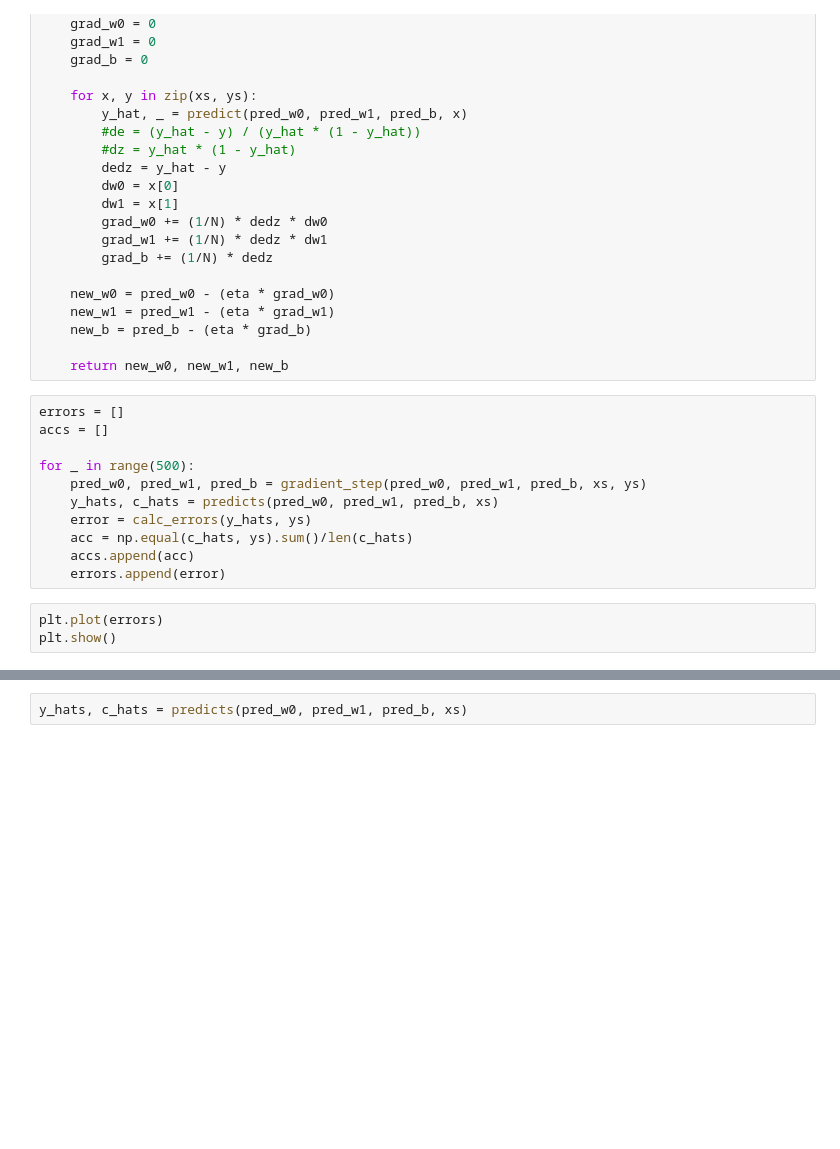
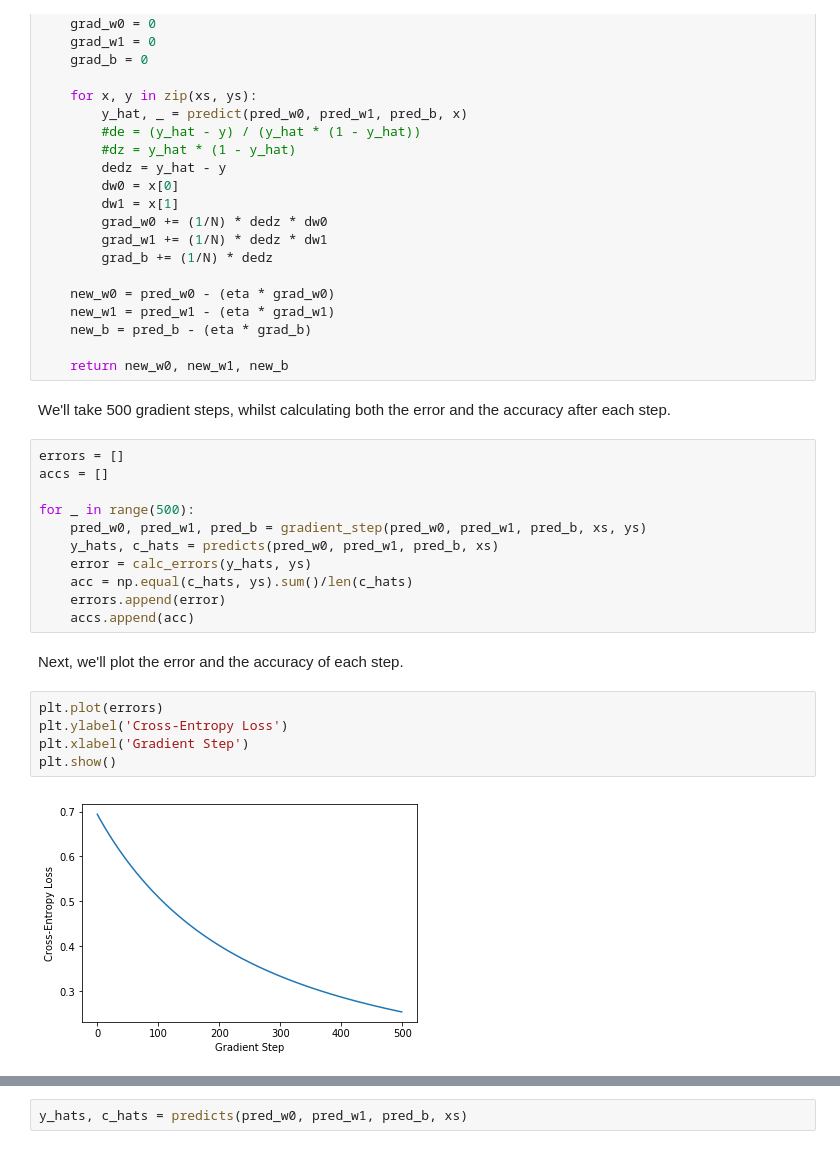
Before and after one commit to bentrevett/gradient-descent, a Jupyter notebook: 3 - Logistic Regression from Scratch.ipynb, the cells around one changed output, grey strips where cells are left out. Drawn from its saved outputs; the diff is of its cells as text; blank space fills up the shorter version.

```diff
--- a/3 - Logistic Regression from Scratch.ipynb
+++ b/3 - Logistic Regression from Scratch.ipynb
@@ -378,6 +386,8 @@ def gradient_step(pred_w0, pred_w1, pred_b, xs, ys, eta=0.1):
     new_b = pred_b - (eta * grad_b)
 
     return new_w0, new_w1, new_b
+# %% [markdown]
+We'll take 500 gradient steps, whilst calculating both the error and the accuracy after each step.
 # %%
 errors = []
 accs = []
@@ -387,10 +397,16 @@ for _ in range(500):
     y_hats, c_hats = predicts(pred_w0, pred_w1, pred_b, xs)
     error = calc_errors(y_hats, ys)
     acc = np.equal(c_hats, ys).sum()/len(c_hats)
+    errors.append(error)
     accs.append(acc)
-    errors.append(error)
+# %% [markdown]
+Next, we'll plot the error and the accuracy of each step.
 # %%
 plt.plot(errors)
+plt.ylabel('Cross-Entropy Loss')
+plt.xlabel('Gradient Step')
 plt.show()
+# %% [output]
+[figure, added]
 # %%
 plt.plot(accs)
```
Also changed, not shown: parts of 14 cells of this notebook.
